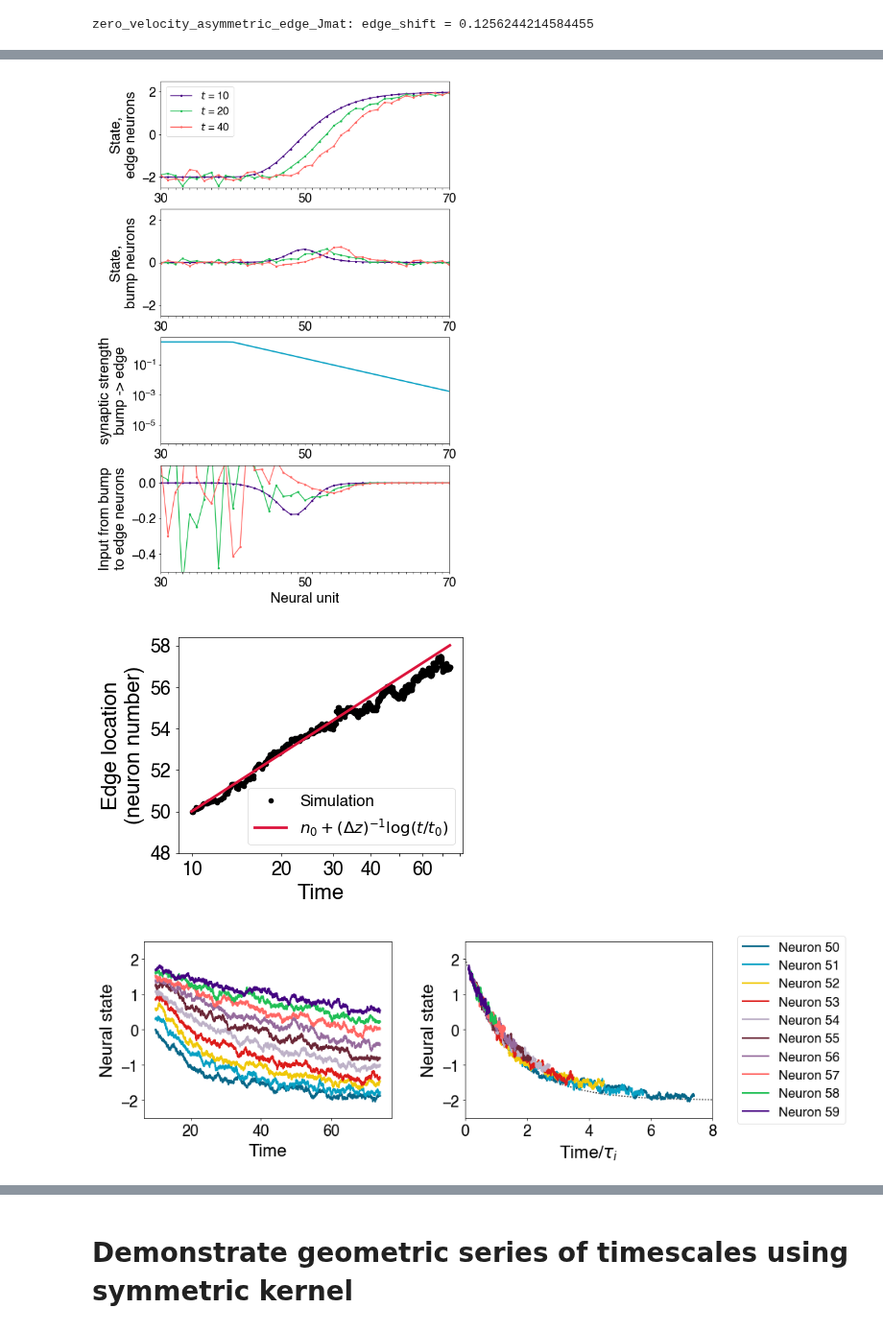
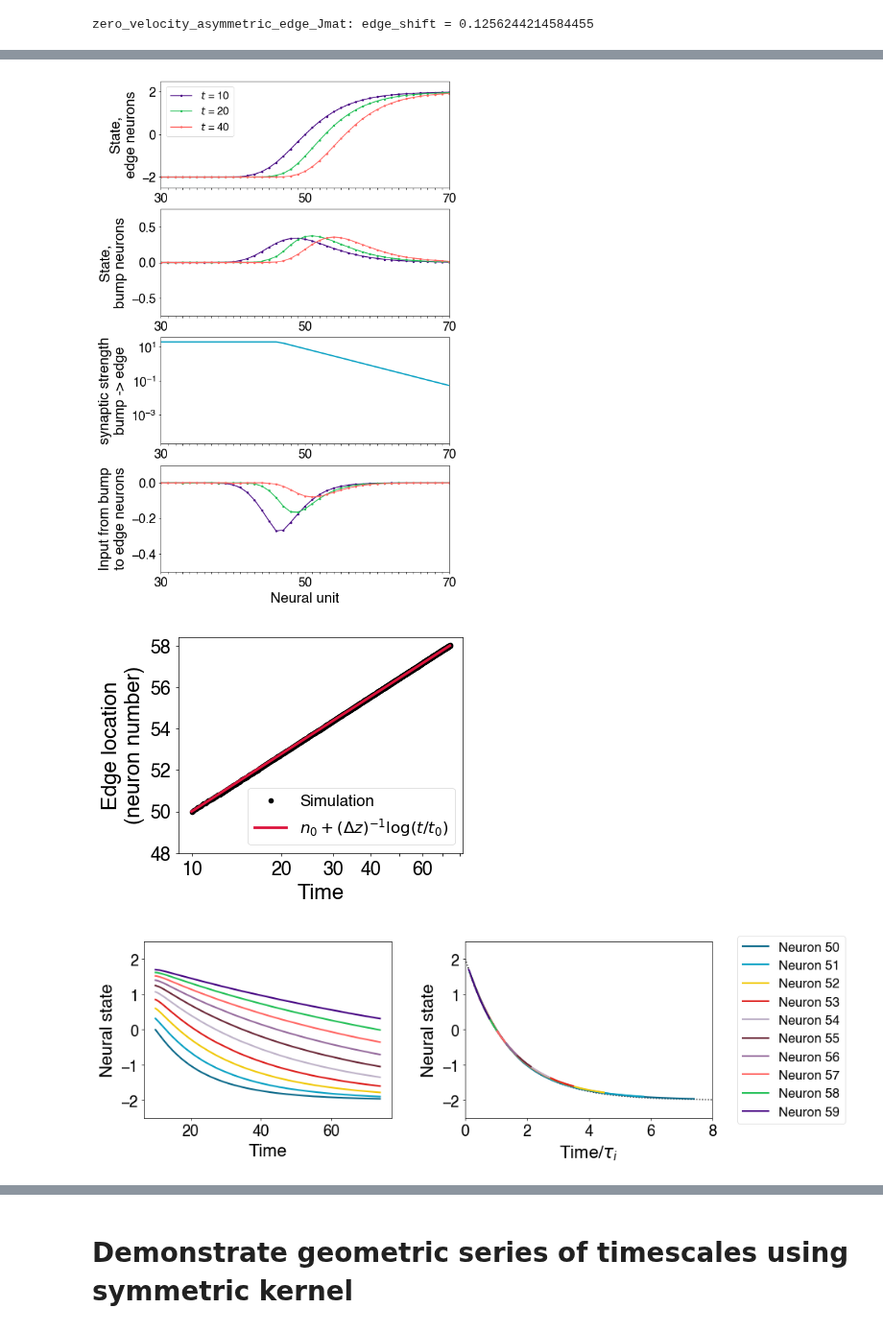
Before and after one commit to Collective-Logic-Lab/laplace-decisions, a Jupyter notebook: laplace-CAN-paper-figures.ipynb, the cells around one changed output, grey strips where cells are left out. Shown at 96% size. Saved outputs shown, nothing was run; the diff lists cells and outputs as text; code cells hidden in the pictures.

Commit message:
adjust sigma to make bump neurons closer to derivative of edge neurons

```diff
--- a/laplace-CAN-paper-figures.ipynb
+++ b/laplace-CAN-paper-figures.ipynb
@@ -37,18 +37,19 @@ delta_z = 1/4 #1/8 #1/4
 n_0_asymmetric = Npopulation/2
 t_0_asymmetric = 10
 
+# 2024/3/1 set sigma large compared to range of states for all synapses except edge->edge
+sigma_edge = 0.5 #0.25 #0.5
+sigma_other = 20
+
 # scale of interaction strength between neighbors
-J = 2 #4 # 2
+J = 2 #2 #4
 # constant interaction from edge neurons to corresponding bump neurons
-J_edge_bump = 1
+J_edge_bump = sigma_other/2
 # strength of feedback from bump to edge neurons varies with n
-J_bump_edge_max = 5 # 10 # to avoid instability
-J_bump_edge_scale_factor_asymmetric = 0.65 # 0.65 fit by eye for asymmetric edge
+J_bump_edge_max = 1 # 10 # to avoid instability
+J_bump_edge_scale_factor_asymmetric = sigma_other
 J_bump_edge = [ -J_bump_edge_scale_factor_asymmetric*min(1./t_0_asymmetric*1./delta_z*np.exp(-delta_z*(n-n_0_asymmetric)),
                                               J_bump_edge_max) for n in range(Npopulation) ]
-# 2024/1/26 set sigma to 1 for all synapses except edge->edge
-sigma_edge = 0.5 #0.25 #0.5
-sigma_other = 1
 
 net_asymmetric = asymmetric_laplace_network(
                       Npopulation=Npopulation,
@@ -63,7 +64,7 @@ zero_velocity_asymmetric_edge_Jmat: edge_shift = 0.1256244214584455
 # %%
 # run simulation
 
-noise_var = 1e-2 #1e-6 #1e-2 #0. # strength of noise (variance added per unit time)
+noise_var = 1e-6 #1e-2 #0. # strength of noise (variance added per unit time)
 i_final = 7 #6 #5 #(t increases exponentially with i)
 t_final = t_0_asymmetric + 2**(i_final-1)
 delta_t = 0.01 #0.001
@@ -121,40 +122,41 @@ Text(0, 0.5, 'Neural state')
 # %%
 lf.translation_simulation_plot(net_asymmetric,states_asymmetric,states_asymmetric,
-                               num_neurons_scale=5/net_asymmetric.delta_z)
-filename = '240214_asymmetric_translation_simulation'
+                               num_neurons_scale=5/net_asymmetric.delta_z,
+                               bump_state_min=-0.75,bump_state_max=0.75)
+filename = '240301_asymmetric_translation_simulation'
 if noise_var > 1e-6:
     filename += '_noise'
 plt.savefig(filename+'.pdf')
 # %% [output]
-[figure, old version]
+[figure, new version]
 # %%
 lf.edge_location_plot(net_asymmetric,states_asymmetric,n_0_asymmetric,t_0_asymmetric,delta_z)
 plt.xticks(t_0_asymmetric*np.array([1,2,3,4,6]),t_0_asymmetric*np.array([1,2,3,4,6]));
 plt.yticks(n_0_asymmetric+np.arange(-2,10,2));
-filename = '240214_asymmetric_edge_location'
+filename = '240301_asymmetric_edge_location'
 if noise_var > 1e-6:
     filename += '_noise'
 plt.savefig(filename+'.pdf')
 # %% [output]
-[figure, old version]
+[figure, new version]
 # %%
 t_max = 80
 
 lf.time_rescaling_plot(states_asymmetric,n_0_asymmetric,t_0_asymmetric,delta_z,t_max=t_max,
                        state_min=-net_asymmetric.J-0.5,state_max=net_asymmetric.J+0.5,
                        delta_n=int(1/delta_z/4))
 
 # also plot analytical result as dotted line
 analytical_times = np.linspace(0,t_max,1000)
 plt.plot(analytical_times/t_0_asymmetric,
          net_asymmetric.J*(2*asymmetric_edge_states(n_0_asymmetric,analytical_times,
                                                  delta_z=delta_z,n_0=n_0_asymmetric,t_0=t_0_asymmetric)-1),
          'k:',
          zorder=-10,
          lw=1,)
-filename = '240214_asymmetric_time_rescaling'
+filename = '240301_asymmetric_time_rescaling'
 if noise_var > 1e-6:
     filename += '_noise'
 plt.savefig(filename+'.pdf')
 # %% [output]
-[figure, old version]
+[figure, new version]
```
Also changed, not shown: parts of 2 cells of this notebook, 1 other file.
